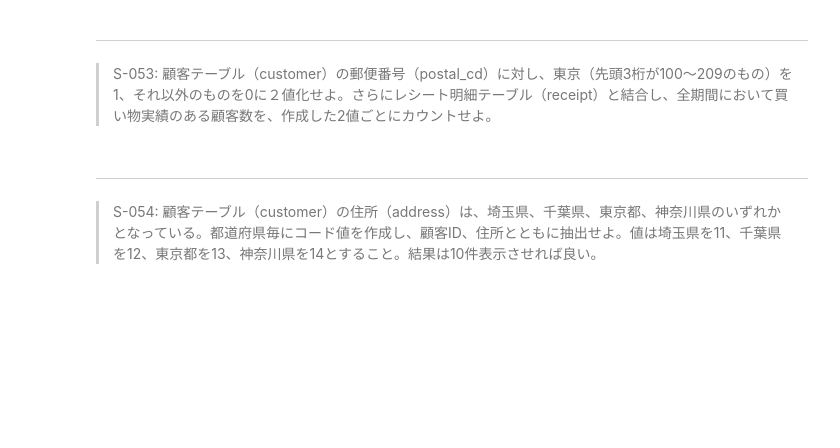
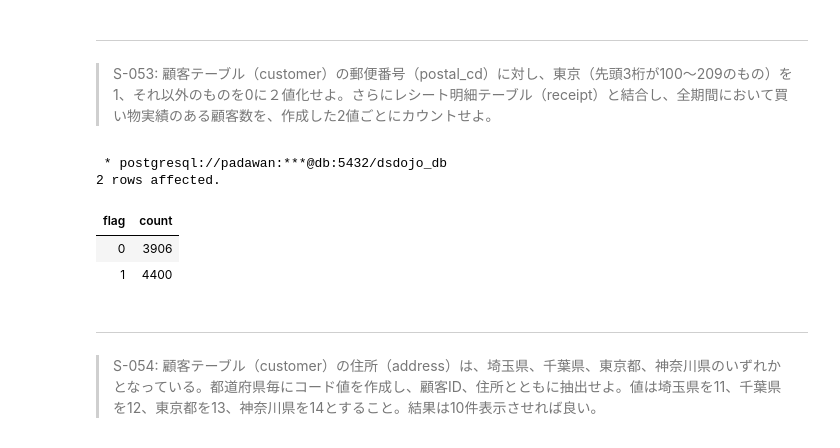
Before and after one commit to kouta0530/jupyter, a Jupyter notebook: practice/100knocks-preprocess/docker/work/preprocess_knock_SQL.ipynb, the cells around one changed output. Cells and saved outputs as stored; diff of their text form; code cells hidden in the pictures; blank space fills up the shorter version.

```diff
--- a/practice/100knocks-preprocess/docker/work/preprocess_knock_SQL.ipynb
+++ b/practice/100knocks-preprocess/docker/work/preprocess_knock_SQL.ipynb
@@ -1285,3 +1283,39 @@ LIMIT 10
+# %%
+%%sql
+WITH specific_customer AS(
+    SELECT
+        customer_id,
+        postal_cd,
+        CASE
+            WHEN CAST(SUBSTR(postal_cd,1,3) AS INTEGER) BETWEEN 100 AND 209 THEN 1
+            ELSE 0
+        END AS flag
+    FROM
+        customer c
+),
+rect AS (
+    SELECT
+        customer_id,
+        SUM(amount) as amount
+    FROM
+        receipt
+    GROUP BY
+        customer_id
+)
+SELECT
+    flag,COUNT(flag)
+FROM
+    specific_customer sc
+JOIN
+    rect r
+ON sc.customer_id = r.customer_id
+GROUP BY flag
+# %% [output]
+ * postgresql://padawan:***@db:5432/dsdojo_db
+2 rows affected.
+| flag | count |
+| 0 | 3906 |
+| 1 | 4400 |
 # %% [markdown]
 ---
 > S-054: 顧客テーブル（customer）の住所（address）は、埼玉県、千葉県、東京都、神奈川県のいずれかとなっている。都道府県毎にコード値を作成し、顧客ID、住所とともに抽出せよ。値は埼玉県を11、千葉県を12、東京都を13、神奈川県を14とすること。結果は10件表示させれば良い。
```
Also changed, not shown: parts of 1 cell of this notebook.
